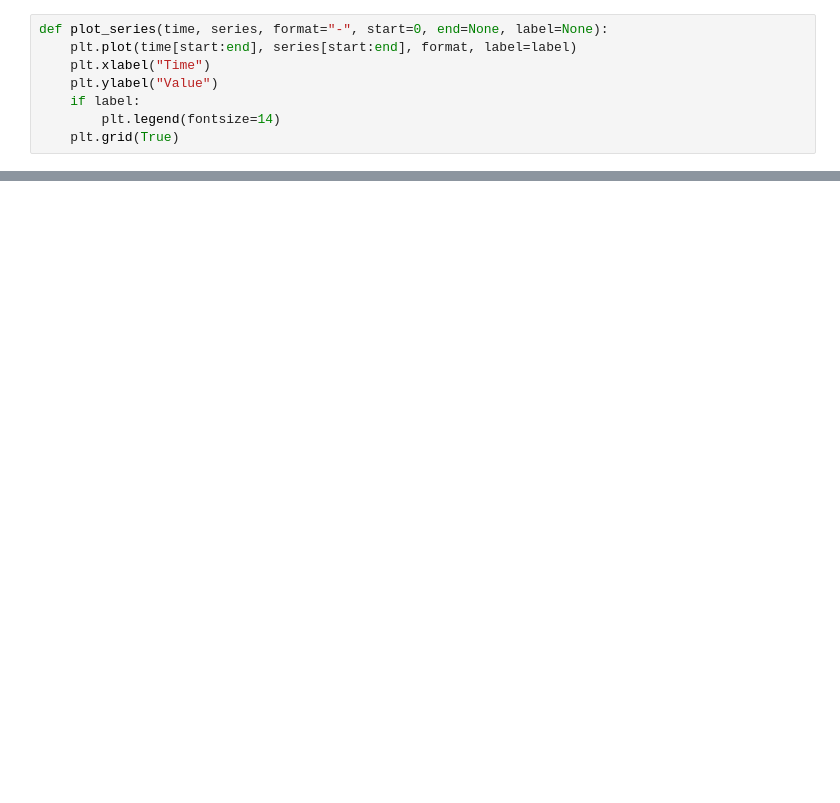
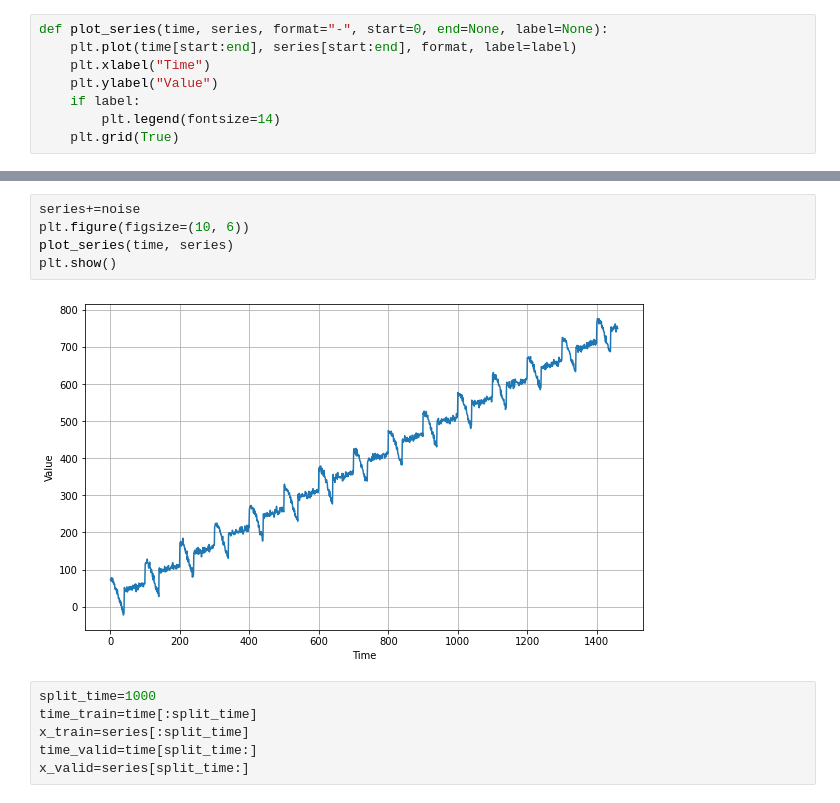
Before and after one commit to ayushblaze/Using-TensorFlow, a Jupyter notebook: Sequences, Time Series and Prediction.ipynb, the cells around one changed output, grey strips where cells are left out. Saved outputs shown, nothing was run; the diff lists cells and outputs as text; blank space fills up the shorter version.

```diff
--- a/Sequences, Time Series and Prediction.ipynb
+++ b/Sequences, Time Series and Prediction.ipynb
@@ -42,0 +68,13 @@ plt.show()
+# %%
+series+=noise
+plt.figure(figsize=(10, 6))
+plot_series(time, series)
+plt.show()
+# %% [output]
+[figure, added]
+# %%
+split_time=1000
+time_train=time[:split_time]
+x_train=series[:split_time]
+time_valid=time[split_time:]
+x_valid=series[split_time:]
```
Also changed, not shown: parts of 11 cells of this notebook.
